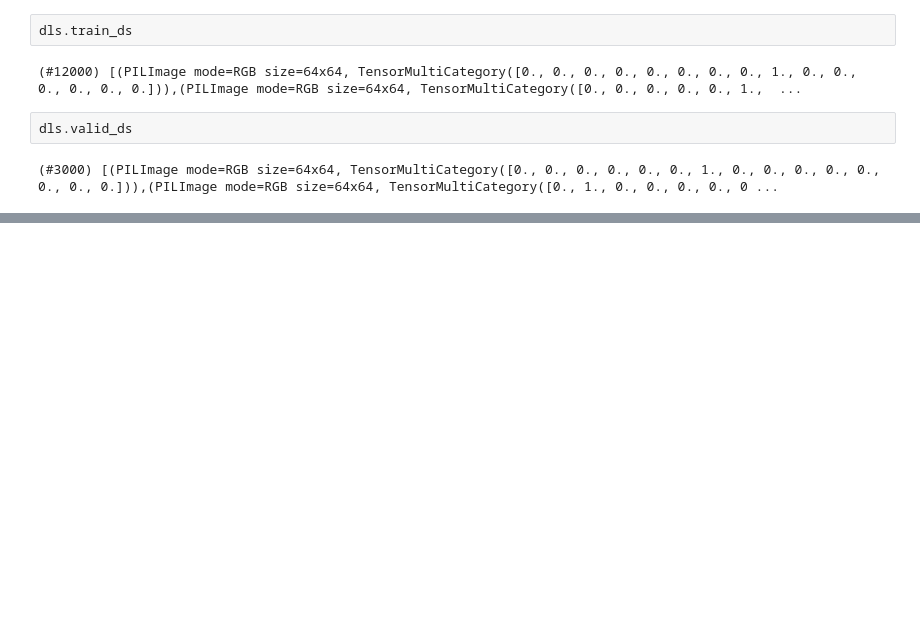
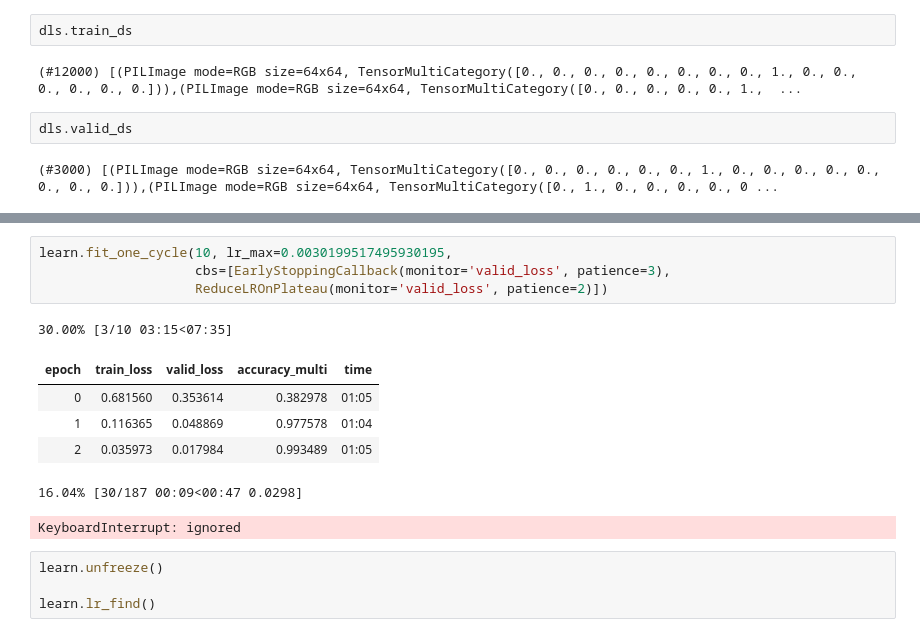
Before and after one commit to Aravinda89/Image-Classificatio-from-Scratch, a Jupyter notebook: CH_MNIST.ipynb, the cells around one changed output, grey strips where cells are left out. Saved outputs shown, nothing was run; the diff lists cells and outputs as text; blank space fills up the shorter version.

```diff
--- a/CH_MNIST.ipynb
+++ b/CH_MNIST.ipynb
@@ -128,0 +184,16 @@ learn = cnn_learner(dls, resnet34, loss_func=CrossEntropyLossFlat(), metrics=[er
+# %%
+learn.fit_one_cycle(10, lr_max=0.0030199517495930195,
+                    cbs=[EarlyStoppingCallback(monitor='valid_loss', patience=3),
+                    ReduceLROnPlateau(monitor='valid_loss', patience=2)])
+# %% [output]
+30.00% [3/10 03:15<07:35]
+| epoch | train_loss | valid_loss | accuracy_multi | time |
+| 0 | 0.681560 | 0.353614 | 0.382978 | 01:05 |
+| 1 | 0.116365 | 0.048869 | 0.977578 | 01:04 |
+| 2 | 0.035973 | 0.017984 | 0.993489 | 01:05 |
+16.04% [30/187 00:09<00:47 0.0298]
+KeyboardInterrupt: ignored
+# %%
+learn.unfreeze()
+
+learn.lr_find()
```
Also changed, not shown: parts of 12 cells of this notebook.
